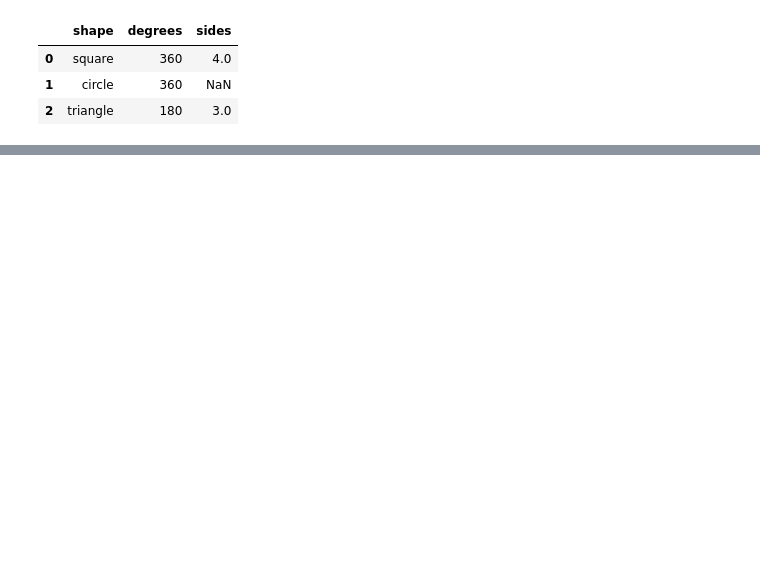
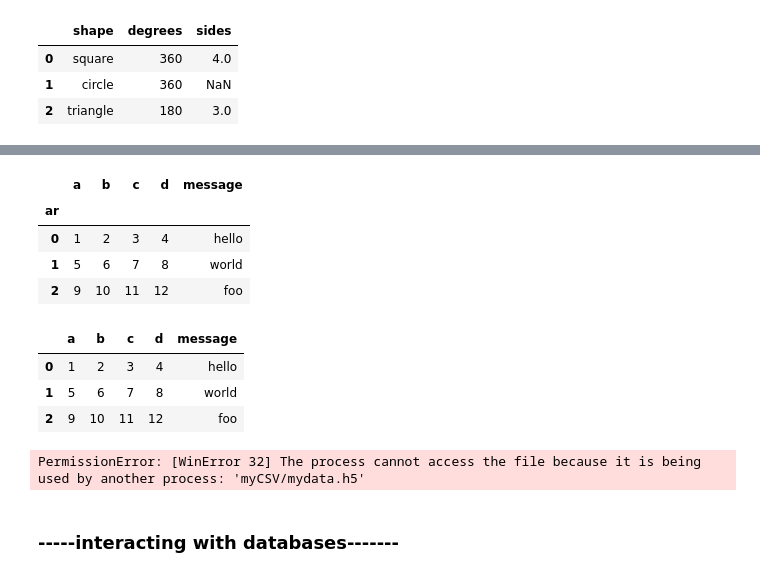
Before and after one commit to bujarkreci/jupyter-project, a Jupyter notebook: callPostgreEx/Chapter06.ipynb, the cells around one changed output, grey strips where cells are left out. Saved outputs shown, nothing was run; the diff lists cells and outputs as text; code cells hidden in the pictures; blank space fills up the shorter version.

```diff
--- a/callPostgreEx/Chapter06.ipynb
+++ b/callPostgreEx/Chapter06.ipynb
@@ -362,0 +395,26 @@ df
+# %%
+#read from EXCEL, when you need to read multiple sheets in file
+xlsx = pd.ExcelFile("myCSV/ex2.xlsx")
+#show you the sheet names
+xlsx.sheet_names
+
+#show data from sheet1
+xlsx.parse(sheet_name="Sheet1")
+
+#Specify index column explicitely
+xlsx.parse(sheet_name="Sheet1", index_col="ar")
+# %% [output]
+|  | a | b | c | d | message |
+| ar |  |  |  |  |  |
+| 0 | 1 | 2 | 3 | 4 | hello |
+| 1 | 5 | 6 | 7 | 8 | world |
+| 2 | 9 | 10 | 11 | 12 | foo |
+# %%
+#you can read excel with pandas.read_excel too
+frame = pd.read_excel("myCSV/ex1.xlsx", sheet_name="Sheet1", index_col=0)
+frame
+# %% [output]
+|  | a | b | c | d | message |
+| 0 | 1 | 2 | 3 | 4 | hello |
+| 1 | 5 | 6 | 7 | 8 | world |
+| 2 | 9 | 10 | 11 | 12 | foo |
@@ -362,0 +441,11 @@ df
+# %%
+#store = pd.HDFStore("myCSV/mydata.h5", mode='a')
+#let's try to put additionally in the same h5
+#frame.to_hdf("myCSV/mydata.h5", "obj3", format="table")
+#pd.read_hdf("myCSV/mydata.h5", "obj3", where=["index < 5"])
+import os
+os.remove("myCSV/mydata.h5")
+# %% [output]
+PermissionError: [WinError 32] The process cannot access the file because it is being used by another process: 'myCSV/mydata.h5'
+# %% [markdown]
+### -----interacting with databases-------
```
Also changed, not shown: parts of 5 cells of this notebook.
